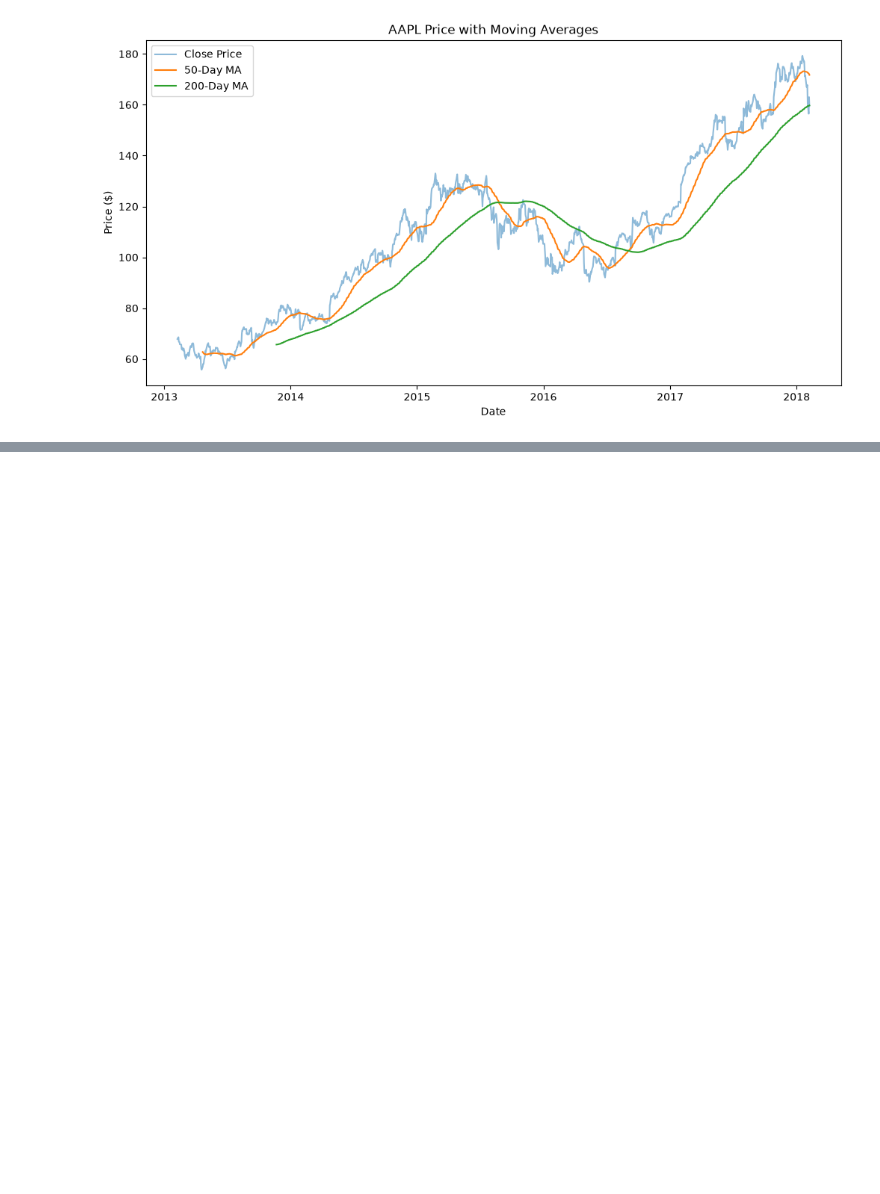
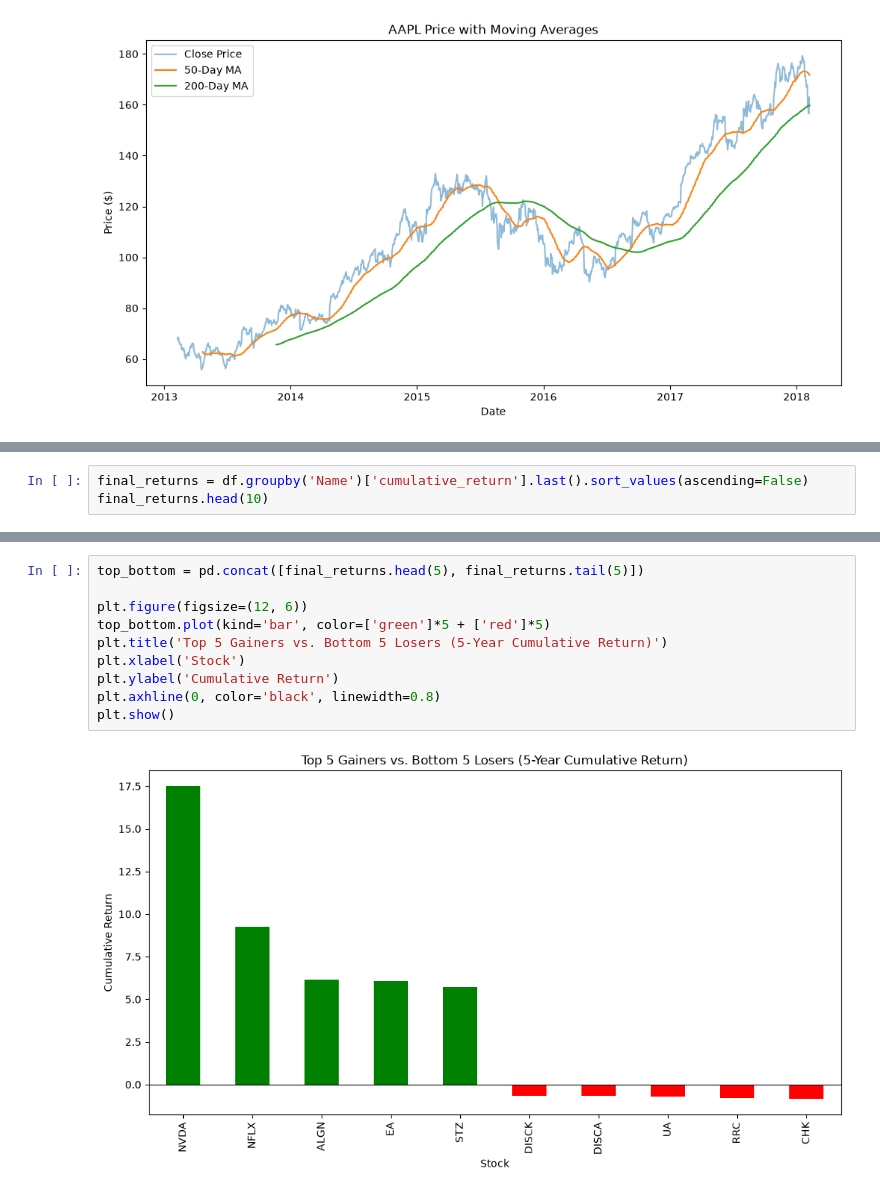
Before and after one commit to michaeloloye7/SP-500-Historical-Stock-Analytics-, a Jupyter notebook: test1.ipynb, the cells around one changed output, grey strips where cells are left out. Saved outputs shown, nothing was run; the diff lists cells and outputs as text; blank space fills up the shorter version.

```diff
--- a/test1.ipynb
+++ b/test1.ipynb
@@ -292,0 +319,3 @@ pivoted.head()
+# %%
+final_returns = df.groupby('Name')['cumulative_return'].last().sort_values(ascending=False)
+final_returns.head(10)
@@ -292,0 +350,12 @@ pivoted.head()
+# %%
+top_bottom = pd.concat([final_returns.head(5), final_returns.tail(5)])
+
+plt.figure(figsize=(12, 6))
+top_bottom.plot(kind='bar', color=['green']*5 + ['red']*5)
+plt.title('Top 5 Gainers vs. Bottom 5 Losers (5-Year Cumulative Return)')
+plt.xlabel('Stock')
+plt.ylabel('Cumulative Return')
+plt.axhline(0, color='black', linewidth=0.8)
+plt.show()
+# %% [output]
+[figure, added]
```
Also changed, not shown: parts of 7 cells of this notebook.
